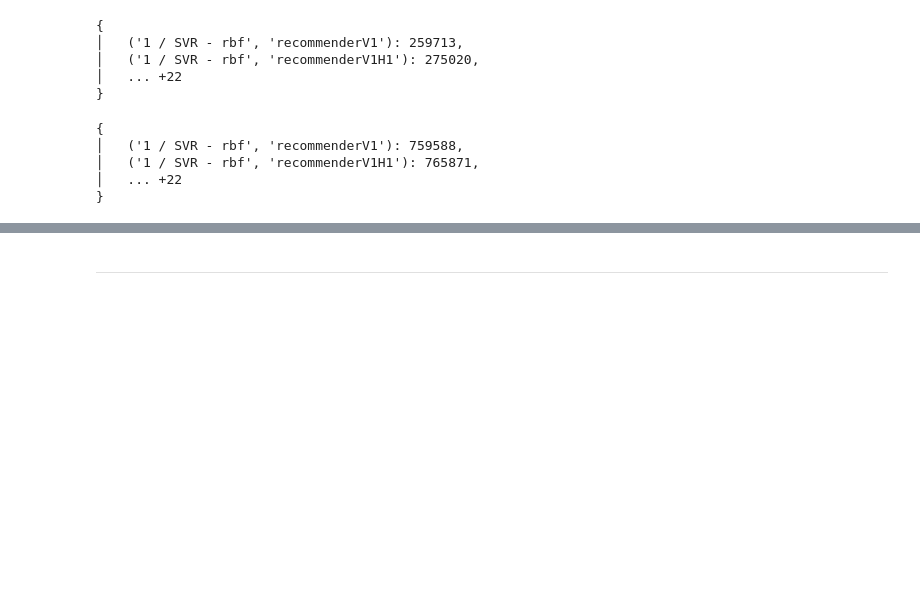
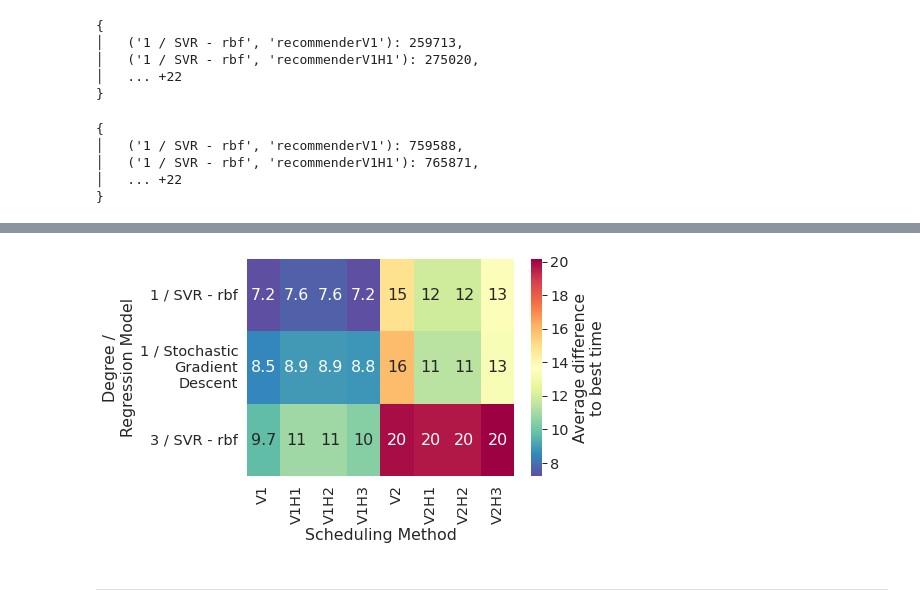
Before and after one commit to Sheypex/ba_proto, a Jupyter notebook: py/graphics.ipynb, the cells around one changed output, grey strips where cells are left out. Drawn from its saved outputs; the diff is of its cells as text; code cells hidden in the pictures; blank space fills up the shorter version.

```diff
--- a/py/graphics.ipynb
+++ b/py/graphics.ipynb
@@ -554,3 +642,8 @@ for _, sc in cv10PScores.items():
+# %%
+cvRegModelMethodDiffs = dict()
+for _, sc in cvDiffs.items():
+    for rmmeth, r in sc.items():
+        cvRegModelMethodDiffs[rmmeth] = cvRegModelMethodDiffs.get(rmmeth, 0) + r
 # %%
 cvRegModelMethodScores
 # %% [output]
@@ -633,0 +739,5 @@ plt.show()
+# %%
+cvRegModelMethodDiffsDF = pds.DataFrame(index=regModels, columns=methods, dtype=float)
+for rm, s in cvRegModelMethodDiffs.items():
+    rM, meth = rm
+    cvRegModelMethodDiffsDF.loc[rM, meth] = s
@@ -634,3 +751,23 @@ plt.show()
+# %%
+# normalize
+total = 20 * 50_000
+tmp = cvRegModelMethodDiffsDF.transform(lambda x: x / total / 1000)
+#
+#plt.figure(figsize=(13.5,2))
+ax = sns.heatmap(tmp,
+                 cmap=sns.color_palette("Spectral", as_cmap=True).reversed(),
+                 xticklabels=[c.replace("recommender", "") for c in cvRegModelMethodDiffsDF.columns],
+                 cbar_kws={"label": "Average difference\nto best time"},
+                 annot=True,
+                 robust=True)
+plt.xlabel("Scheduling Method")
+plt.ylabel("Degree /\nRegression Model")
+ax.set_yticklabels(["\n".join(textwrap.wrap(t.get_text(), 15)) for t in ax.get_yticklabels()])
+fig = ax.get_figure()
+save_plot(fig, "cvHeatmapDiff", bbox_inches="tight")
+plt.show()
+# %% [output]
+[figure, added]
 # %% [markdown]
 ------
 # %%
```
Also changed, not shown: parts of 70 cells of this notebook, 44 other files.
